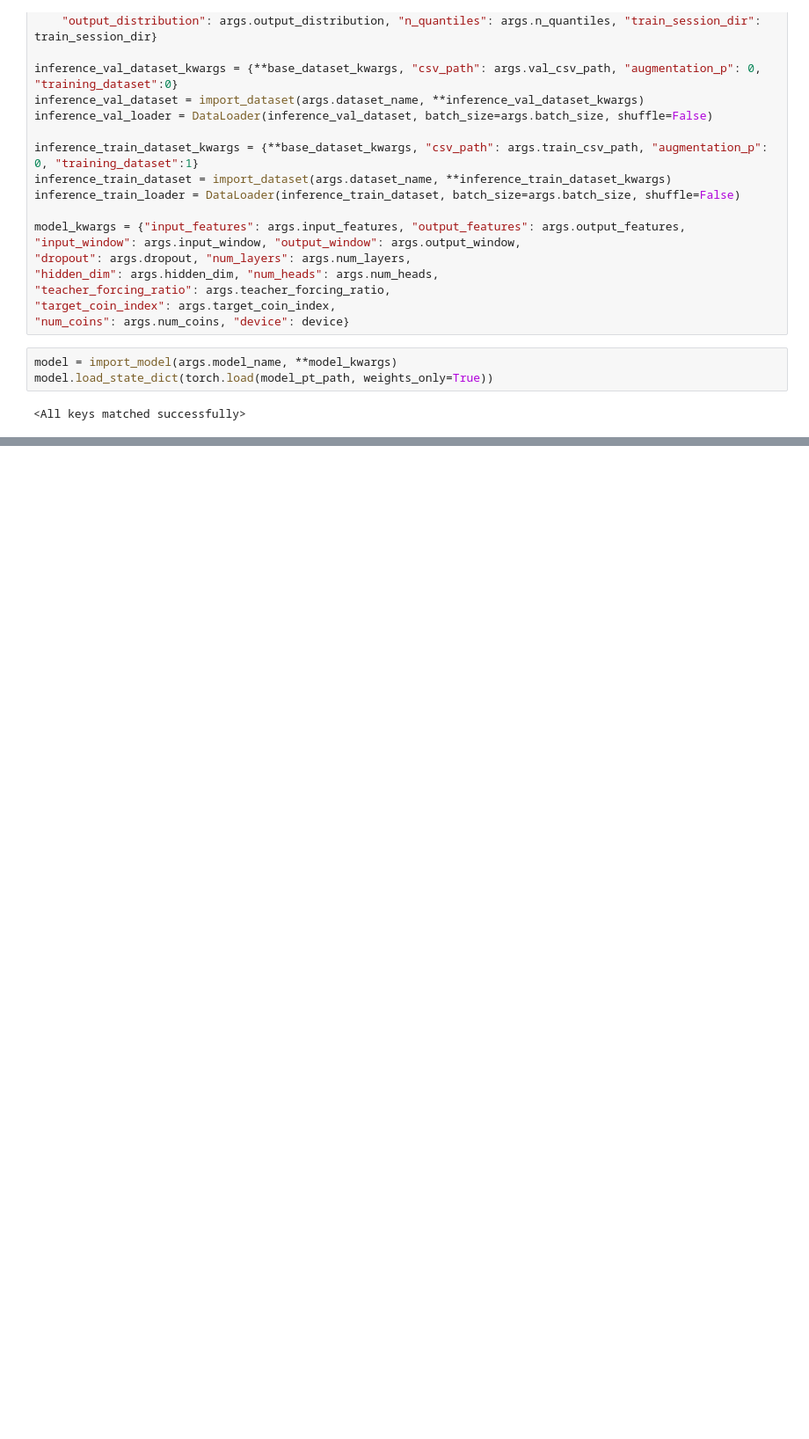
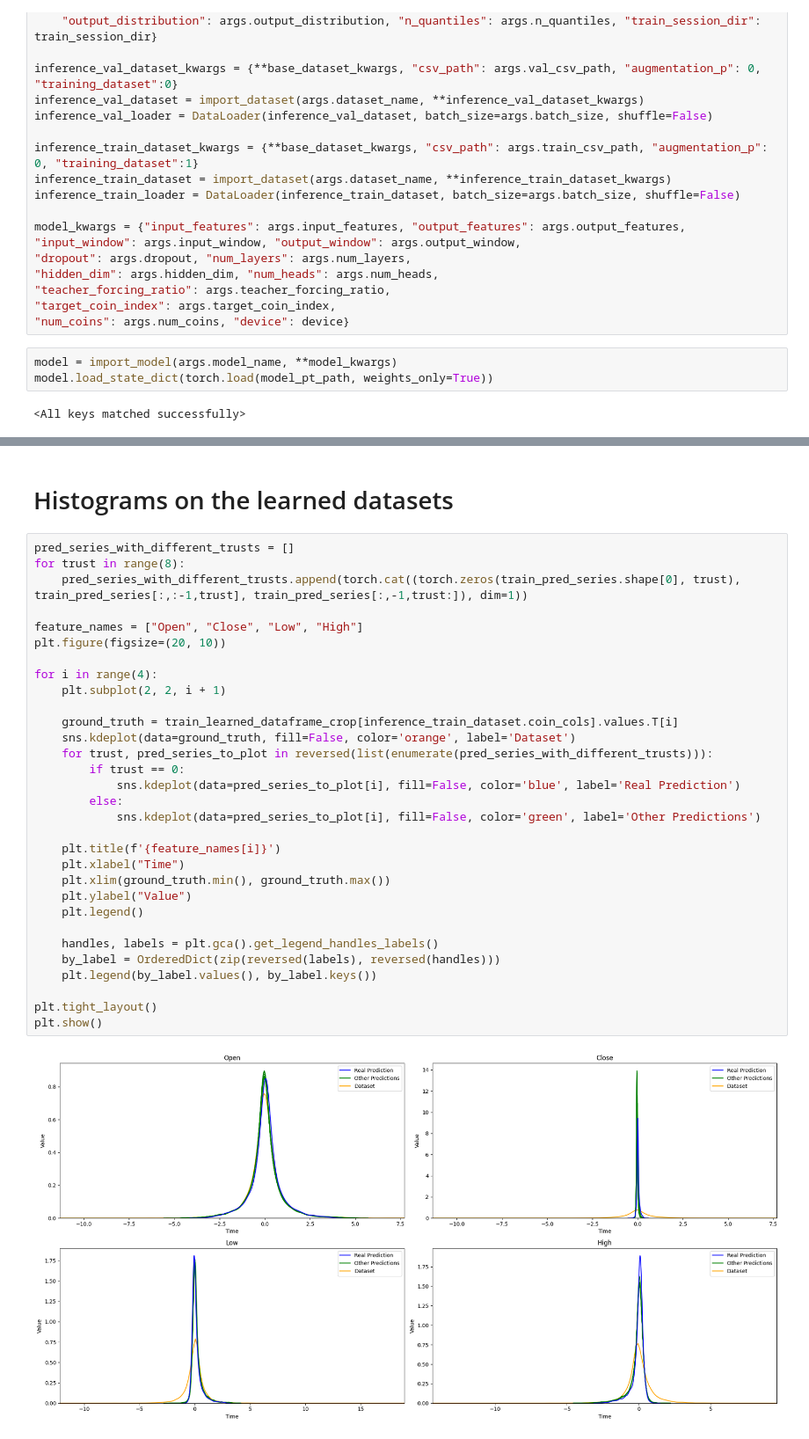
Before and after one commit to mericdemirors/CrossCurrencyPrediction, a Jupyter notebook: train_scripts/08_evaluation.ipynb, the cells around one changed output, grey strips where cells are left out. Shown at 88% size. Drawn from its saved outputs; the diff is of its cells as text; blank space fills up the shorter version.

```diff
--- a/train_scripts/08_evaluation.ipynb
+++ b/train_scripts/08_evaluation.ipynb
@@ -177,0 +182,35 @@ plt.show()
+# %% [markdown]
+# Histograms on the learned datasets
+# %%
+pred_series_with_different_trusts = []
+for trust in range(8):
+    pred_series_with_different_trusts.append(torch.cat((torch.zeros(train_pred_series.shape[0], trust), train_pred_series[:,:-1,trust], train_pred_series[:,-1,trust:]), dim=1))
+
+feature_names = ["Open", "Close", "Low", "High"]
+plt.figure(figsize=(20, 10))
+
+for i in range(4):
+    plt.subplot(2, 2, i + 1)
+
+    ground_truth = train_learned_dataframe_crop[inference_train_dataset.coin_cols].values.T[i]
+    sns.kdeplot(data=ground_truth, fill=False, color='orange', label='Dataset')
+    for trust, pred_series_to_plot in reversed(list(enumerate(pred_series_with_different_trusts))):
+        if trust == 0:
+            sns.kdeplot(data=pred_series_to_plot[i], fill=False, color='blue', label='Real Prediction')
+        else:
+            sns.kdeplot(data=pred_series_to_plot[i], fill=False, color='green', label='Other Predictions')
+
+    plt.title(f'{feature_names[i]}')
+    plt.xlabel("Time")
+    plt.xlim(ground_truth.min(), ground_truth.max())
+    plt.ylabel("Value")
+    plt.legend()
+
+    handles, labels = plt.gca().get_legend_handles_labels()
+    by_label = OrderedDict(zip(reversed(labels), reversed(handles)))
+    plt.legend(by_label.values(), by_label.keys())
+
+plt.tight_layout()
+plt.show()
+# %% [output]
+[figure, added]
```
Also changed, not shown: parts of 14 cells of this notebook, 4 other files.
